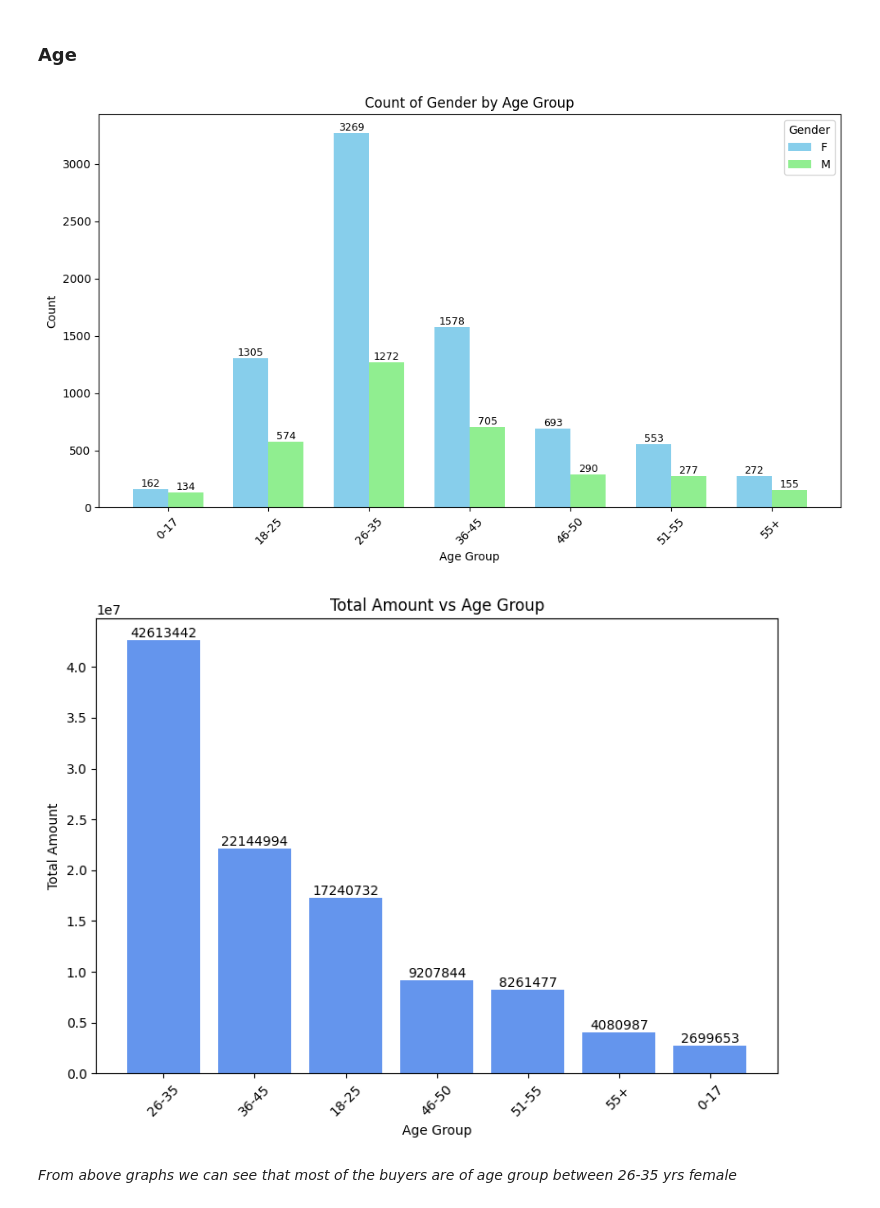
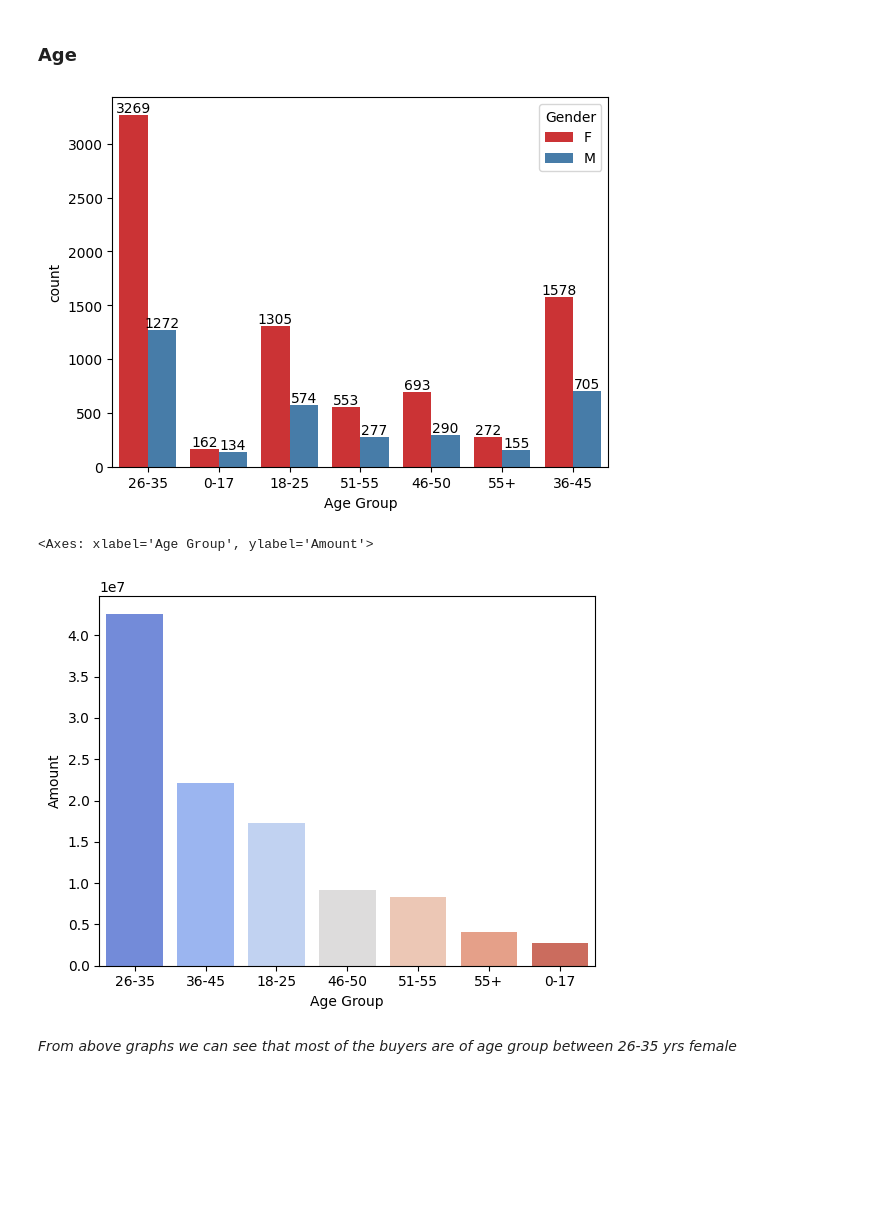
Before and after one commit to gurleenkaur0703/Exploratory-Data-Analysis, a Jupyter notebook: Christmas sales data analysis.ipynb, the cells around one changed output. Saved outputs shown, nothing was run; the diff lists cells and outputs as text; code cells hidden in the pictures; blank space fills up the shorter version.

```diff
--- a/Christmas sales data analysis.ipynb
+++ b/Christmas sales data analysis.ipynb
@@ -154,23 +140,8 @@ plt.show()
 # %%
+
 # plotting a bar chart for gender vs total amount
 
-# Group data
 sales_gen = df.groupby(['Gender'], as_index=False)['Amount'].sum().sort_values(by='Amount', ascending=False)
 
-# Plot
-plt.figure(figsize=(6, 4))
-bars = plt.bar(sales_gen['Gender'], sales_gen['Amount'], color='mediumseagreen')
-
-# Add labels on top of bars
-for bar in bars:
-    height = bar.get_height()
-    plt.text(bar.get_x() + bar.get_width()/2, height, f'{height:.0f}',
-             ha='center', va='bottom', fontsize=10)
-
-# Add labels and title
-plt.xlabel('Gender')
-plt.ylabel('Total Amount')
-plt.title('Total Amount by Gender')
-plt.tight_layout()
-plt.show()
+sns.barplot(x = 'Gender',y= 'Amount' ,data = sales_gen, hue = 'Gender', palette = 'pastel')
 # %% [output]
@@ -180,59 +152,22 @@ plt.show()
 # %% [markdown]
 ### Age
 # %%
-# Prepare data: count of each combination of Age Group and Gender
-age_gender_counts = df.groupby(['Age Group', 'Gender']).size().unstack(fill_value=0)
 
-# Basic settings
-age_groups = age_gender_counts.index
-genders = age_gender_counts.columns
-x = np.arange(len(age_groups))  # the label locations
-width = 0.35  # the width of the bars
+ax = sns.countplot(data = df, x = 'Age Group', hue = 'Gender', palette = 'Set1')
 
-# Plot
-plt.figure(figsize=(10, 6))
-bars1 = plt.bar(x - width/2, age_gender_counts[genders[0]], width, label=genders[0], color='skyblue')
-bars2 = plt.bar(x + width/2, age_gender_counts[genders[1]], width, label=genders[1], color='lightgreen')
-
-# Add bar labels
-for bar in bars1 + bars2:
-    height = bar.get_height()
-    plt.text(bar.get_x() + bar.get_width()/2, height, str(height),
-             ha='center', va='bottom', fontsize=9)
-
-# Customize axes
-plt.xlabel('Age Group')
-plt.ylabel('Count')
-plt.title('Count of Gender by Age Group')
-plt.xticks(x, age_groups, rotation=45)
-plt.legend(title='Gender')
-plt.tight_layout()
-plt.show()
+for bars in ax.containers:
+    ax.bar_label(bars)
 # %% [output]
-[figure, old version]
+[figure, new version]
 # %%
-# Prepare the data
+
+# Total Amount vs Age Group
 sales_age = df.groupby(['Age Group'], as_index=False)['Amount'].sum().sort_values(by='Amount', ascending=False)
 
-# Plot
-plt.figure(figsize=(8, 6))
-bars = plt.bar(sales_age['Age Group'], sales_age['Amount'], color='cornflowerblue')
-
-# Add value labels on top of each bar
-for bar in bars:
-    height = bar.get_height()
-    plt.text(bar.get_x() + bar.get_width() / 2, height, f'{height:.0f}',
-             ha='center', va='bottom', fontsize=10)
-
-# Add labels and title
-plt.xlabel('Age Group')
-plt.ylabel('Total Amount')
-plt.title('Total Amount vs Age Group')
-plt.xticks(rotation=45)
-plt.tight_layout()
-plt.show()
+sns.barplot(x = 'Age Group',y= 'Amount' ,data = sales_age, hue='Age Group', palette='coolwarm')
 # %% [output]
+<Axes: xlabel='Age Group', ylabel='Amount'>
-[figure, old version]
+[figure, new version]
 # %% [markdown]
 *From above graphs we can see that most of the buyers are of age group between 26-35 yrs female*
 # %% [markdown]
```
Also changed, not shown: parts of 13 cells of this notebook, 2 other files.
